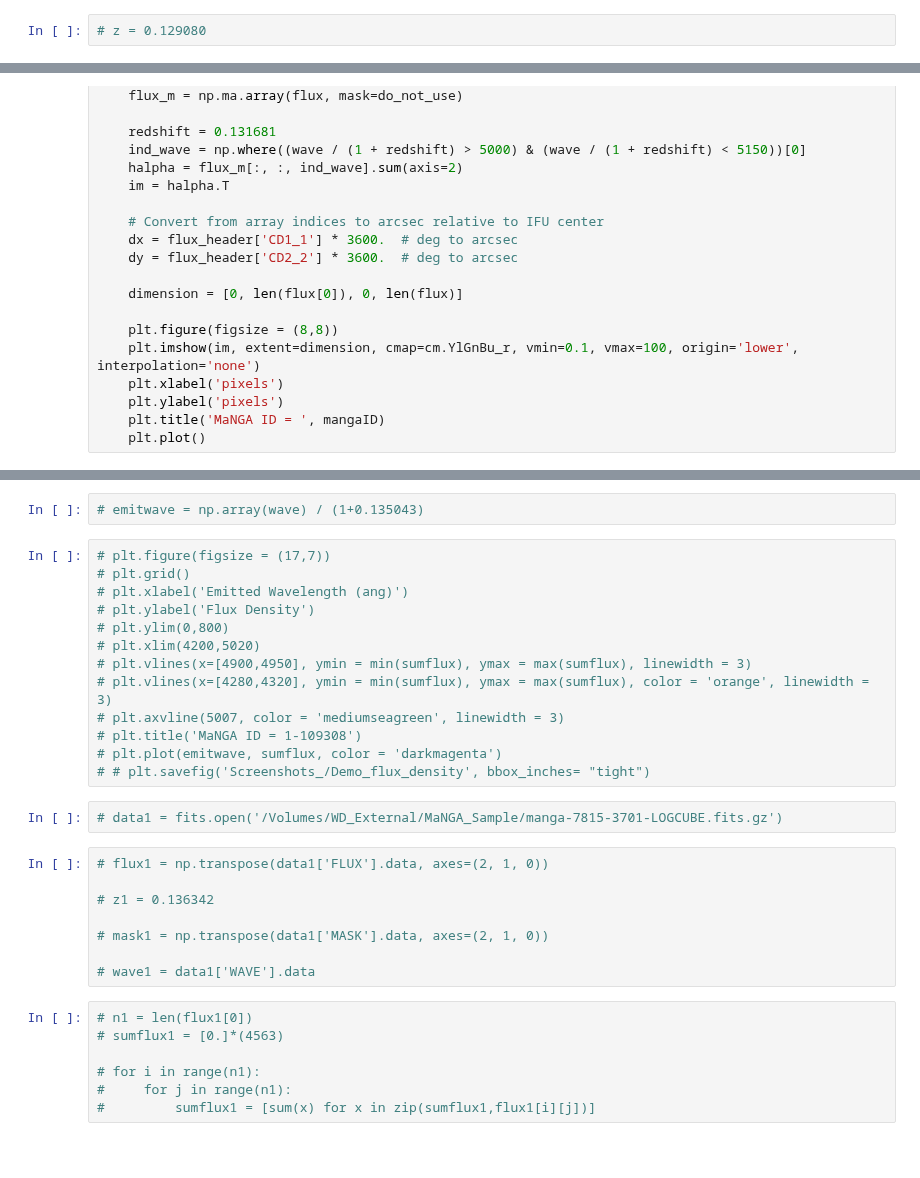
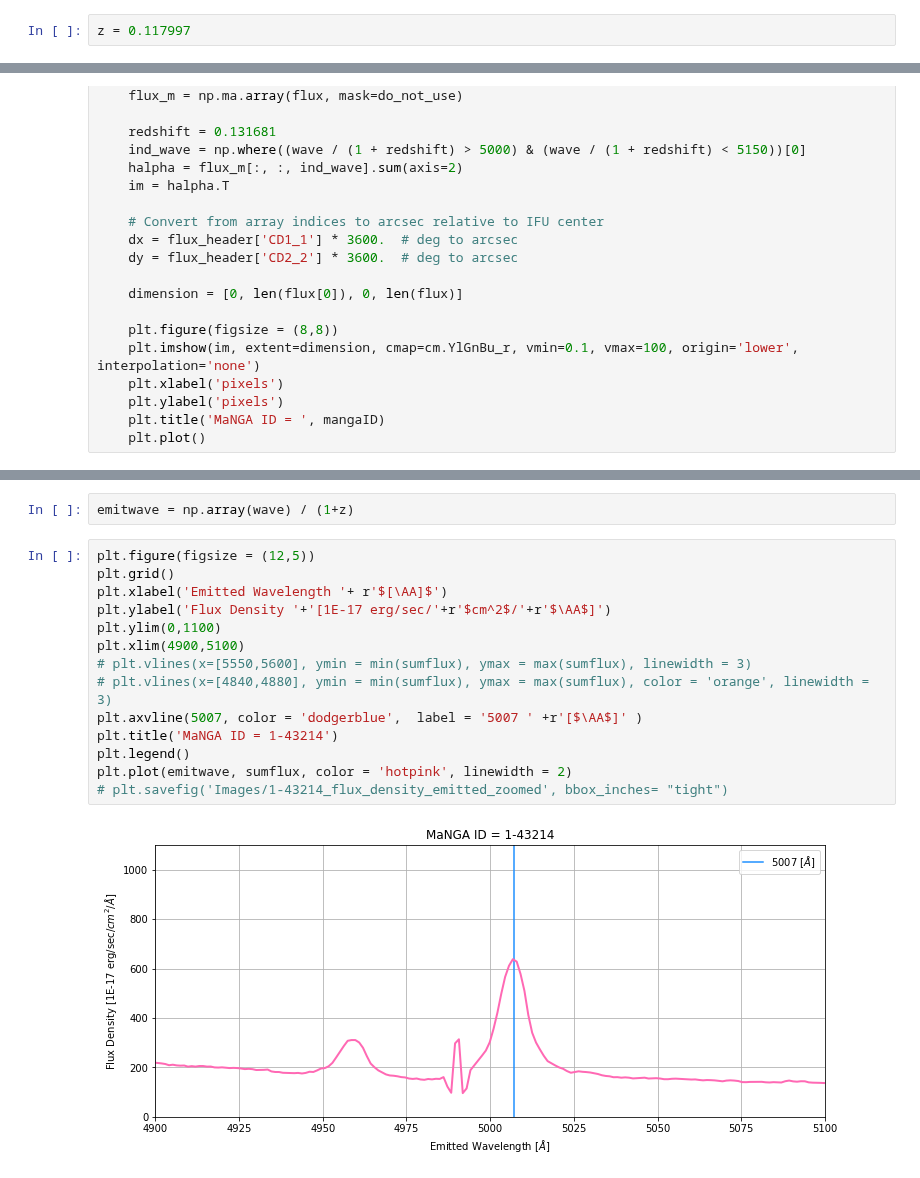
Before and after one commit to Natacha-U/Snr-Prj, a Jupyter notebook: Demo_data.ipynb, the cells around one changed output, grey strips where cells are left out. Saved outputs shown, nothing was run; the diff lists cells and outputs as text; blank space fills up the shorter version.

```diff
--- a/Demo_data.ipynb
+++ b/Demo_data.ipynb
@@ -15,3 +15,3 @@ from matplotlib import cm
 # %%
-# z = 0.129080
+z = 0.117997
 # %%
@@ -111,32 +128,18 @@ def imageGenerator(data, z, mangaID):
 # %%
-# emitwave = np.array(wave) / (1+0.135043)
+emitwave = np.array(wave) / (1+z)
 # %%
-# plt.figure(figsize = (17,7))
-# plt.grid()
-# plt.xlabel('Emitted Wavelength (ang)')
-# plt.ylabel('Flux Density')
-# plt.ylim(0,800)
-# plt.xlim(4200,5020)
-# plt.vlines(x=[4900,4950], ymin = min(sumflux), ymax = max(sumflux), linewidth = 3)
-# plt.vlines(x=[4280,4320], ymin = min(sumflux), ymax = max(sumflux), color = 'orange', linewidth = 3)
-# plt.axvline(5007, color = 'mediumseagreen', linewidth = 3)
-# plt.title('MaNGA ID = 1-109308')
-# plt.plot(emitwave, sumflux, color = 'darkmagenta')
-# # plt.savefig('Screenshots_/Demo_flux_density', bbox_inches= "tight")
+plt.figure(figsize = (12,5))
+plt.grid()
+plt.xlabel('Emitted Wavelength '+ r'$[\AA]$')
+plt.ylabel('Flux Density '+'[1E-17 erg/sec/'+r'$cm^2$/'+r'$\AA$]')
+plt.ylim(0,1100)
+plt.xlim(4900,5100)
+# plt.vlines(x=[5550,5600], ymin = min(sumflux), ymax = max(sumflux), linewidth = 3)
+# plt.vlines(x=[4840,4880], ymin = min(sumflux), ymax = max(sumflux), color = 'orange', linewidth = 3)
+plt.axvline(5007, color = 'dodgerblue',  label = '5007 ' +r'[$\AA$]' )
+plt.title('MaNGA ID = 1-43214')
+plt.legend()
+plt.plot(emitwave, sumflux, color = 'hotpink', linewidth = 2)
+# plt.savefig('Images/1-43214_flux_density_emitted_zoomed', bbox_inches= "tight")
+# %% [output]
+[figure, added]
-# %%
-# data1 = fits.open('/Volumes/WD_External/MaNGA_Sample/manga-7815-3701-LOGCUBE.fits.gz')
-# %%
-# flux1 = np.transpose(data1['FLUX'].data, axes=(2, 1, 0))
-
-# z1 = 0.136342
-
-# mask1 = np.transpose(data1['MASK'].data, axes=(2, 1, 0))
-
-# wave1 = data1['WAVE'].data
-# %%
-# n1 = len(flux1[0])
-# sumflux1 = [0.]*(4563)
-
-# for i in range(n1):
-#     for j in range(n1):
-#         sumflux1 = [sum(x) for x in zip(sumflux1,flux1[i][j])]
```
Also changed, not shown: parts of 19 cells of this notebook.
